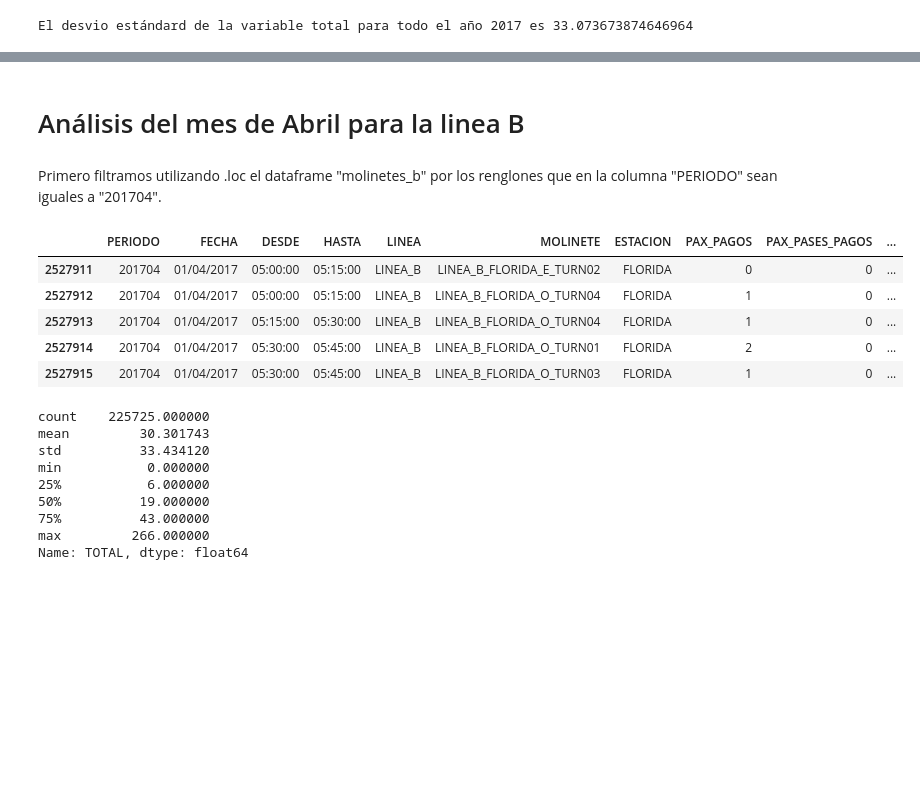
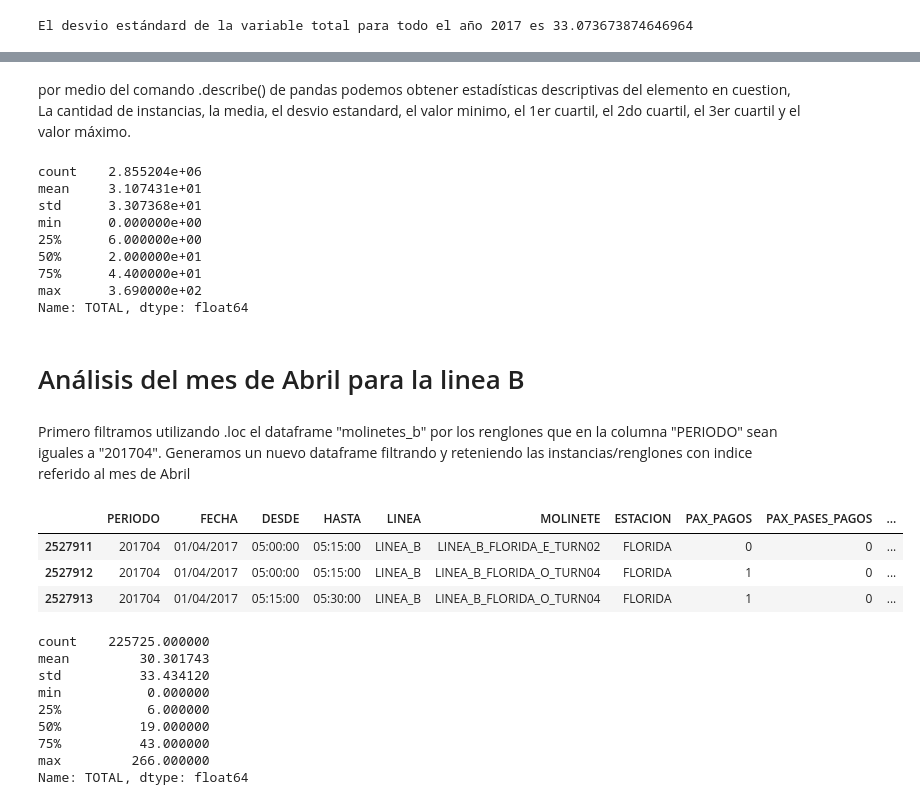
Before and after one commit to PabloSalaStamm/clusterai_2020_clase_00, a Jupyter notebook: cluster_clase00.ipynb, the cells around one changed output, grey strips where cells are left out. Drawn from its saved outputs; the diff is of its cells as text; code cells hidden in the pictures; blank space fills up the shorter version.

```diff
--- a/cluster_clase00.ipynb
+++ b/cluster_clase00.ipynb
@@ -19,5 +33,3 @@ import seaborn as sns
 # %%
 # importante detallar que el delimiter indica como estan separadas las columnas en el dataframe.
-
-#molinetes = pd.read_csv('/home/martin/Dropbox/clusterai/molinetes_historico.csv', delimiter=';', index_col=['PERIODO'])
-molinetes = pd.read_csv('/home/martin/Dropbox/clusterai/molinetes_historico.csv', delimiter=';')
+molinetes = pd.read_csv('/home/human/Dropbox/clusterai/clases/clase_00/molinetes_historico.csv', delimiter=';')
@@ -178,5 +255,19 @@ Name: TOTAL, dtype: float64
+# %% [markdown]
+por medio del comando .describe() de pandas podemos obtener estadísticas descriptivas del elemento en cuestion, La cantidad de instancias, la media, el desvio estandard, el valor minimo, el 1er cuartil, el 2do cuartil, el 3er cuartil y el valor máximo.
+# %%
+molinetes_b['TOTAL'].describe()
+# %% [output]
+count    2.855204e+06
+mean     3.107431e+01
+std      3.307368e+01
+min      0.000000e+00
+25%      6.000000e+00
+50%      2.000000e+01
+75%      4.400000e+01
+max      3.690000e+02
+Name: TOTAL, dtype: float64
 # %% [markdown]
 # Análisis del mes de Abril para la linea B
 # %% [markdown]
-Primero filtramos utilizando .loc el dataframe "molinetes_b" por los renglones que en la columna "PERIODO" sean iguales a "201704".
+Primero filtramos utilizando .loc el dataframe "molinetes_b" por los renglones que en la columna "PERIODO" sean iguales a "201704". Generamos un nuevo dataframe filtrando y reteniendo las instancias/renglones con indice referido al mes de Abril
 # %%
@@ -184,15 +274,13 @@ Primero filtramos utilizando .loc el dataframe "molinetes_b" por los renglones q
 # el filtrado se realiza mediante la accion de pandas ".loc".
 molinetes_b_abril = molinetes_b.loc[molinetes_b['PERIODO'] == 201704]
 # %%
-# imprimimos por pantalla los primeros 5 renglones del mes de abril
-molinetes_b_abril.head()
+# imprimimos por pantalla los primeros 3 renglones del mes de abril
+molinetes_b_abril.head(3)
 # %% [output]
 |  | PERIODO | FECHA | DESDE | HASTA | LINEA | MOLINETE | ESTACION | PAX_PAGOS | PAX_PASES_PAGOS | ... |
 | 2527911 | 201704 | 01/04/2017 | 05:00:00 | 05:15:00 | LINEA_B | LINEA_B_FLORIDA_E_TURN02 | FLORIDA | 0 | 0 | ... |
 | 2527912 | 201704 | 01/04/2017 | 05:00:00 | 05:15:00 | LINEA_B | LINEA_B_FLORIDA_O_TURN04 | FLORIDA | 1 | 0 | ... |
 | 2527913 | 201704 | 01/04/2017 | 05:15:00 | 05:30:00 | LINEA_B | LINEA_B_FLORIDA_O_TURN04 | FLORIDA | 1 | 0 | ... |
-| 2527914 | 201704 | 01/04/2017 | 05:30:00 | 05:45:00 | LINEA_B | LINEA_B_FLORIDA_O_TURN01 | FLORIDA | 2 | 0 | ... |
-| 2527915 | 201704 | 01/04/2017 | 05:30:00 | 05:45:00 | LINEA_B | LINEA_B_FLORIDA_O_TURN03 | FLORIDA | 1 | 0 | ... |
 # %%
 # Obtenemos estadísticas descriptivas de la columna "TOTAL" del mes de abril.
 molinetes_b_abril['TOTAL'].describe()
```
Also changed, not shown: parts of 65 cells of this notebook.
